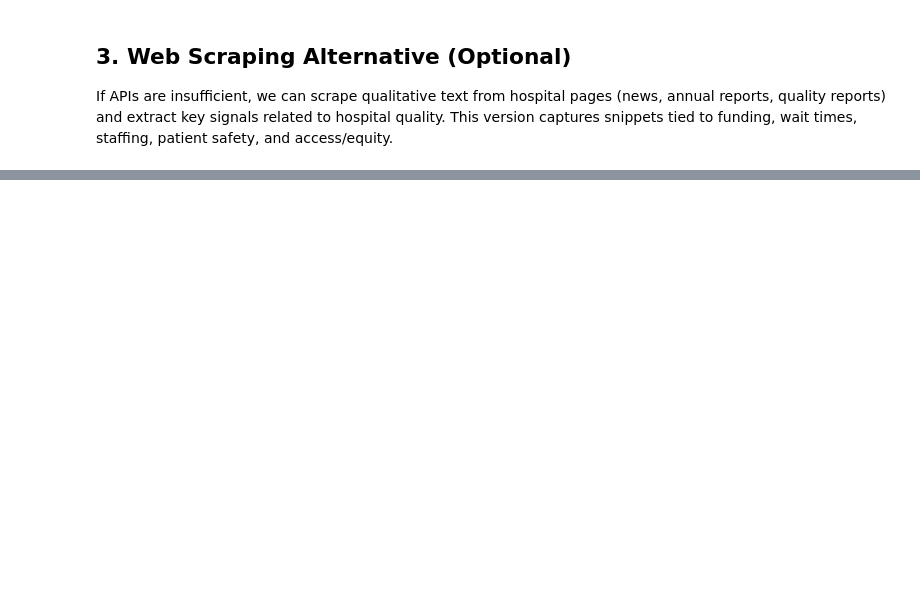
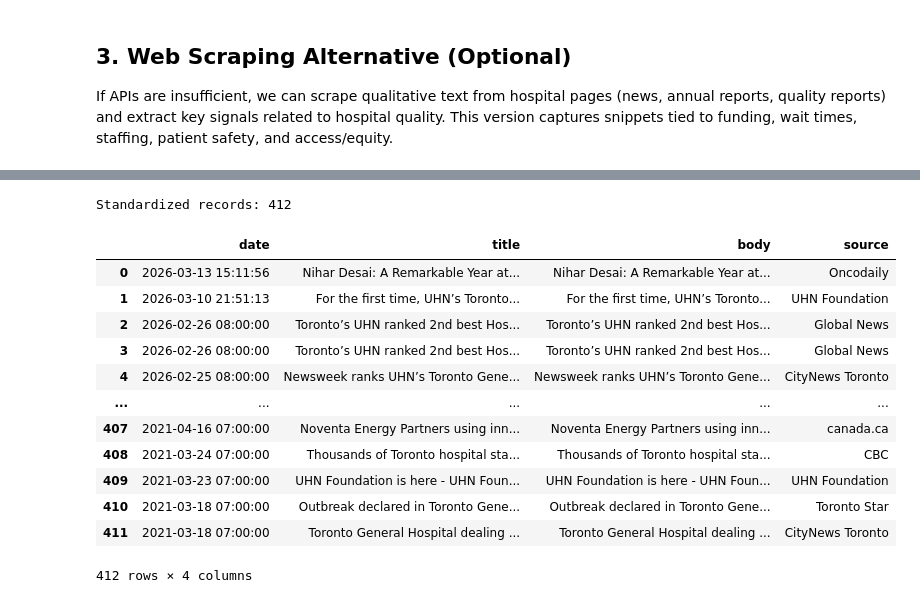
Before and after one commit to e-yang6/polymolt, a Jupyter notebook: backend/app/data/hospital_data.ipynb, the cells around one changed output, grey strips where cells are left out. Drawn from its saved outputs; the diff is of its cells as text; code cells hidden in the pictures; blank space fills up the shorter version.

```diff
--- a/backend/app/data/hospital_data.ipynb
+++ b/backend/app/data/hospital_data.ipynb
@@ -399,0 +419,72 @@ Total compiled records: 627
+# %%
+# 5. Standardize all dataframes into: date, title, body, source
+from urllib.parse import urlparse
+
+def _build_outbreak_body(row):
+    parts = [f"Outbreak at {row['Institution Name']} ({row['Institution Address']})."]
+    parts.append(f"Setting: {row['Outbreak Setting']}.")
+    parts.append(f"Type: {row['Type of Outbreak']}.")
+    parts.append(f"Active: {row['Active']}.")
+    if pd.notna(row.get("Causative Agent-2")) and row["Causative Agent-2"] not in (None, "None"):
+        parts.append(f"Causative Agent 2: {row['Causative Agent-2']}.")
+    if pd.notna(row.get("Date Declared Over")) and row["Date Declared Over"] not in (None, "None"):
+        parts.append(f"Date Declared Over: {row['Date Declared Over']}.")
+    return " ".join(parts)
+
+def _domain_to_name(url):
+    try:
+        host = urlparse(url).hostname or ""
+        domain = host.replace("www.", "")
+        return domain.split(".")[0].upper()
+    except Exception:
+        return "Unknown"
+
+# --- Outbreaks ---
+ob = outbreaks_df[outbreaks_df["Causative Agent-1"].notna()].copy()
+std_outbreaks = pd.DataFrame({
+    "date": ob["date"],
+    "title": ob["Causative Agent-1"],
+    "body": ob.apply(_build_outbreak_body, axis=1),
+    "source": "Toronto Public Health",
+})
+
+# --- News ---
+std_news = pd.DataFrame({
+    "date": news_df["date"],
+    "title": news_df["title"],
+    "body": news_df["title"],
+    "source": news_df["source"],
+})
+
+# --- Qualitative web scrapes ---
+std_qual = pd.DataFrame({
+    "date": qualitative_df["date"],
+    "title": qualitative_df["source_url"].apply(_domain_to_name),
+    "body": qualitative_df["snippet"],
+    "source": qualitative_df["source_url"].apply(_domain_to_name),
+})
+
+# --- Combine ---
+standardized_df = (
+    pd.concat([std_outbreaks, std_news, std_qual], ignore_index=True)
+    .sort_values("date", ascending=False)
+    .reset_index(drop=True)
+)
+
+print(f"Standardized records: {len(standardized_df)}")
+standardized_df
+# %% [output]
+Standardized records: 412
+|  | date | title | body | source |
+| 0 | 2026-03-13 15:11:56 | Nihar Desai: A Remarkable Year at... | Nihar Desai: A Remarkable Year at... | Oncodaily |
+| 1 | 2026-03-10 21:51:13 | For the first time, UHN’s Toronto... | For the first time, UHN’s Toronto... | UHN Foundation |
+| 2 | 2026-02-26 08:00:00 | Toronto’s UHN ranked 2nd best Hos... | Toronto’s UHN ranked 2nd best Hos... | Global News |
+| 3 | 2026-02-26 08:00:00 | Toronto’s UHN ranked 2nd best Hos... | Toronto’s UHN ranked 2nd best Hos... | Global News |
+| 4 | 2026-02-25 08:00:00 | Newsweek ranks UHN’s Toronto Gene... | Newsweek ranks UHN’s Toronto Gene... | CityNews Toronto |
+| ... | ... | ... | ... | ... |
+| 407 | 2021-04-16 07:00:00 | Noventa Energy Partners using inn... | Noventa Energy Partners using inn... | canada.ca |
+| 408 | 2021-03-24 07:00:00 | Thousands of Toronto hospital sta... | Thousands of Toronto hospital sta... | CBC |
+| 409 | 2021-03-23 07:00:00 | UHN Foundation is here - UHN Foun... | UHN Foundation is here - UHN Foun... | UHN Foundation |
+| 410 | 2021-03-18 07:00:00 | Outbreak declared in Toronto Gene... | Outbreak declared in Toronto Gene... | Toronto Star |
+| 411 | 2021-03-18 07:00:00 | Toronto General Hospital dealing ... | Toronto General Hospital dealing ... | CityNews Toronto |
+412 rows × 4 columns
```
Also changed, not shown: parts of 5 cells of this notebook, 1 other file.
